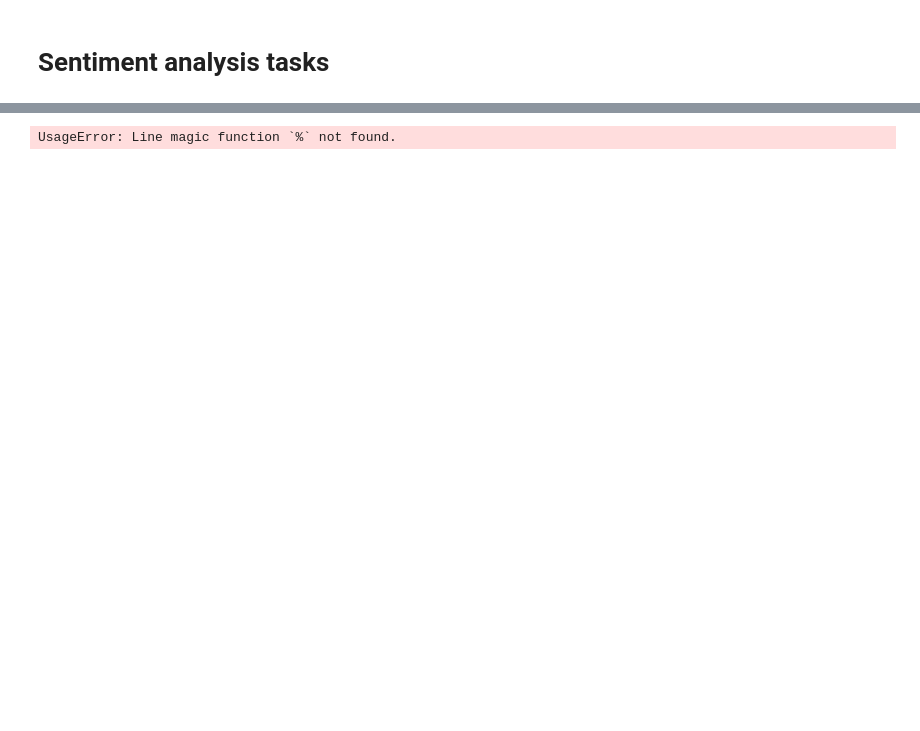
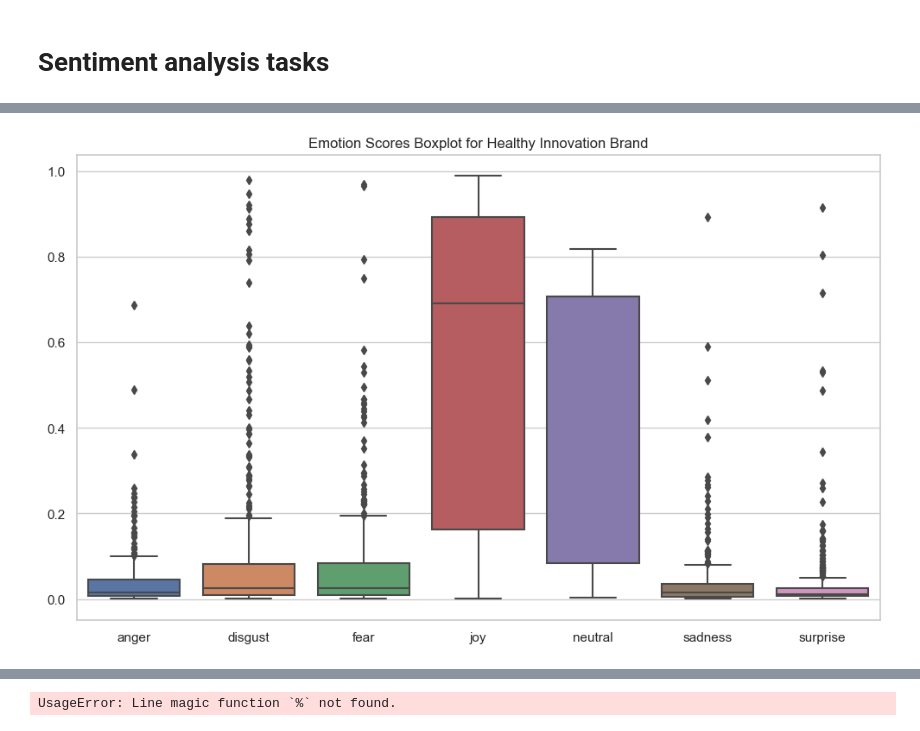
Before and after one commit to celinargy/celinargy.github.io, a Jupyter notebook: notebooks/Sentiment.ipynb, the cells around one changed output, grey strips where cells are left out. Saved outputs shown, nothing was run; the diff lists cells and outputs as text; code cells hidden in the pictures; blank space fills up the shorter version.

```diff
--- a/notebooks/Sentiment.ipynb
+++ b/notebooks/Sentiment.ipynb
@@ -246,0 +411,7 @@ sentiment = pd.DataFrame.from_dict(merged_dict, orient='columns')
+# %%
+plt.figure(figsize=(12,7))
+sns.boxplot(data=df_hi[['anger', 'disgust', 'fear', 'joy','neutral', 'sadness', 'surprise']])
+plt.title('Emotion Scores Boxplot for Healthy Innovation Brand')
+plt.show()
+# %% [output]
+[figure, added]
```
Also changed, not shown: parts of 52 cells of this notebook, 13 other files.
